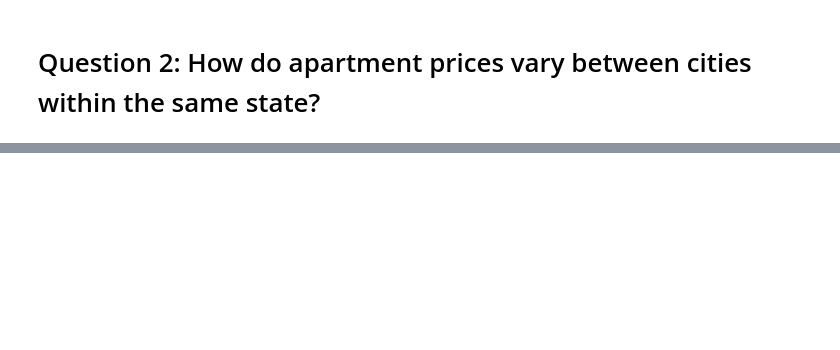
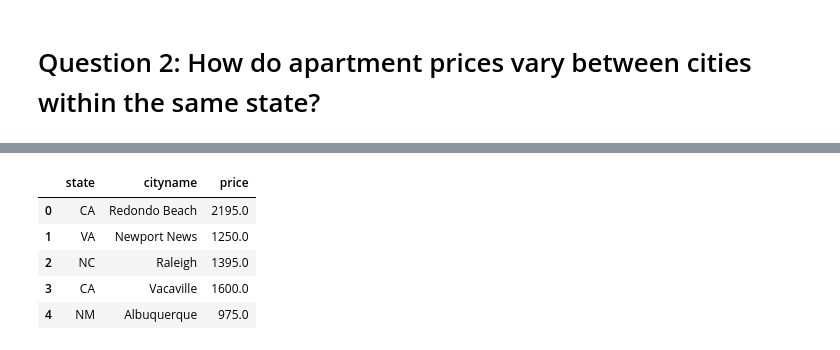
Before and after one commit to tghcb9/dataanalytics-project1-group6, a Jupyter notebook: submission/analysis/question-2.ipynb, the cells around one changed output, grey strips where cells are left out. Cells and saved outputs as stored; diff of their text form; code cells hidden in the pictures; blank space fills up the shorter version.

```diff
--- a/submission/analysis/question-2.ipynb
+++ b/submission/analysis/question-2.ipynb
@@ -24,0 +26,11 @@ data.head()
+# %%
+data_subset = data[["state", "cityname", "price"]]
+
+data_subset.head()
+# %% [output]
+|  | state | cityname | price |
+| 0 | CA | Redondo Beach | 2195.0 |
+| 1 | VA | Newport News | 1250.0 |
+| 2 | NC | Raleigh | 1395.0 |
+| 3 | CA | Vacaville | 1600.0 |
+| 4 | NM | Albuquerque | 975.0 |
```
Also changed, not shown: parts of 6 cells of this notebook.
